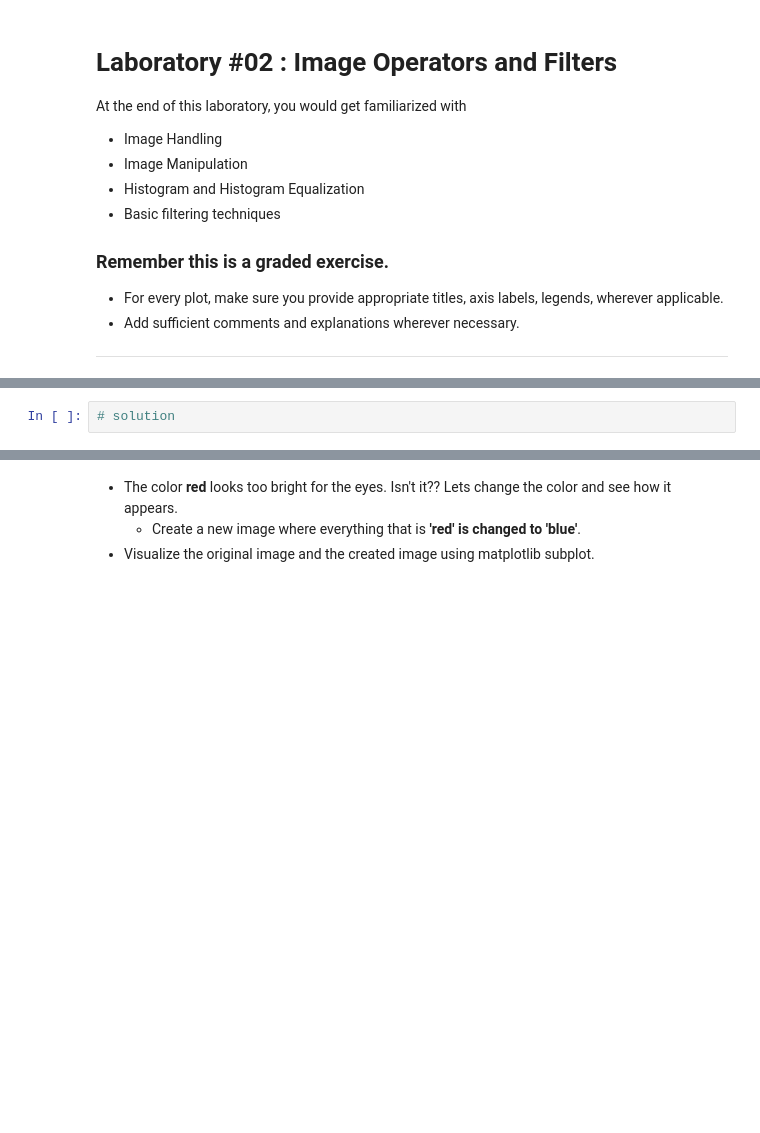
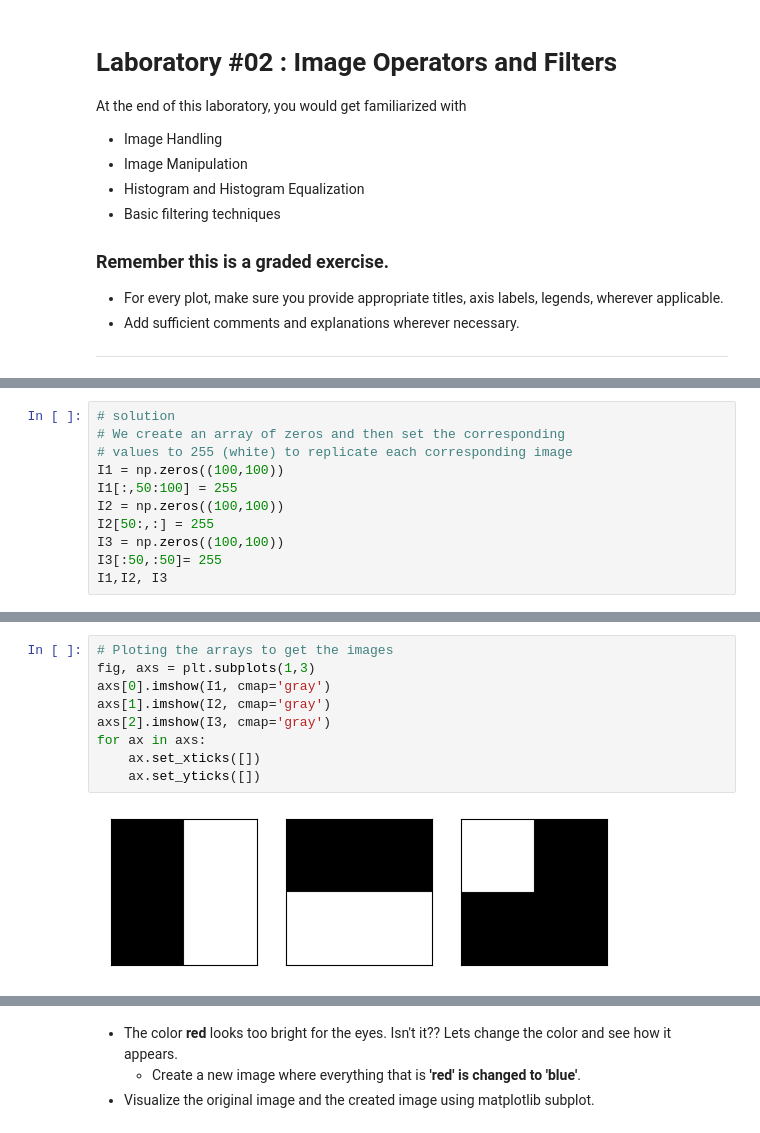
Before and after one commit to mario-rot/ComputerVisionCourse-MAI, a Jupyter notebook: Session 2/image_operators_and_filters.ipynb, the cells around one changed output, grey strips where cells are left out. Saved outputs shown, nothing was run; the diff lists cells and outputs as text; blank space fills up the shorter version.

```diff
--- a/Session 2/image_operators_and_filters.ipynb
+++ b/Session 2/image_operators_and_filters.ipynb
@@ -34,0 +32,11 @@ from skimage import data, exposure, filters, io, morphology
+# %%
+# solution
+# We create an array of zeros and then set the corresponding
+# values to 255 (white) to replicate each corresponding image
+I1 = np.zeros((100,100))
+I1[:,50:100] = 255
+I2 = np.zeros((100,100))
+I2[50:,:] = 255
+I3 = np.zeros((100,100))
+I3[:50,:50]= 255
+I1,I2, I3
@@ -35,8 +61,17 @@ from skimage import data, exposure, filters, io, morphology
+# %%
+# Ploting the arrays to get the images
+fig, axs = plt.subplots(1,3)
+axs[0].imshow(I1, cmap='gray')
+axs[1].imshow(I2, cmap='gray')
+axs[2].imshow(I3, cmap='gray')
+for ax in axs:
+    ax.set_xticks([])
+    ax.set_yticks([])
+# %% [output]
+[figure, added]
 # %% [markdown]
 *   Use the above three images to create the following image
 
 ![color_patches.png](https://drive.google.com/uc?export=view&id=1UxmFHToC4TUjgtB7UQMbB3DM3RIZlgBZ)
 
 *Hint: Remember channels and color spaces*
-# %%
-# solution
```
Also changed, not shown: parts of 37 cells of this notebook, 3 other files.
